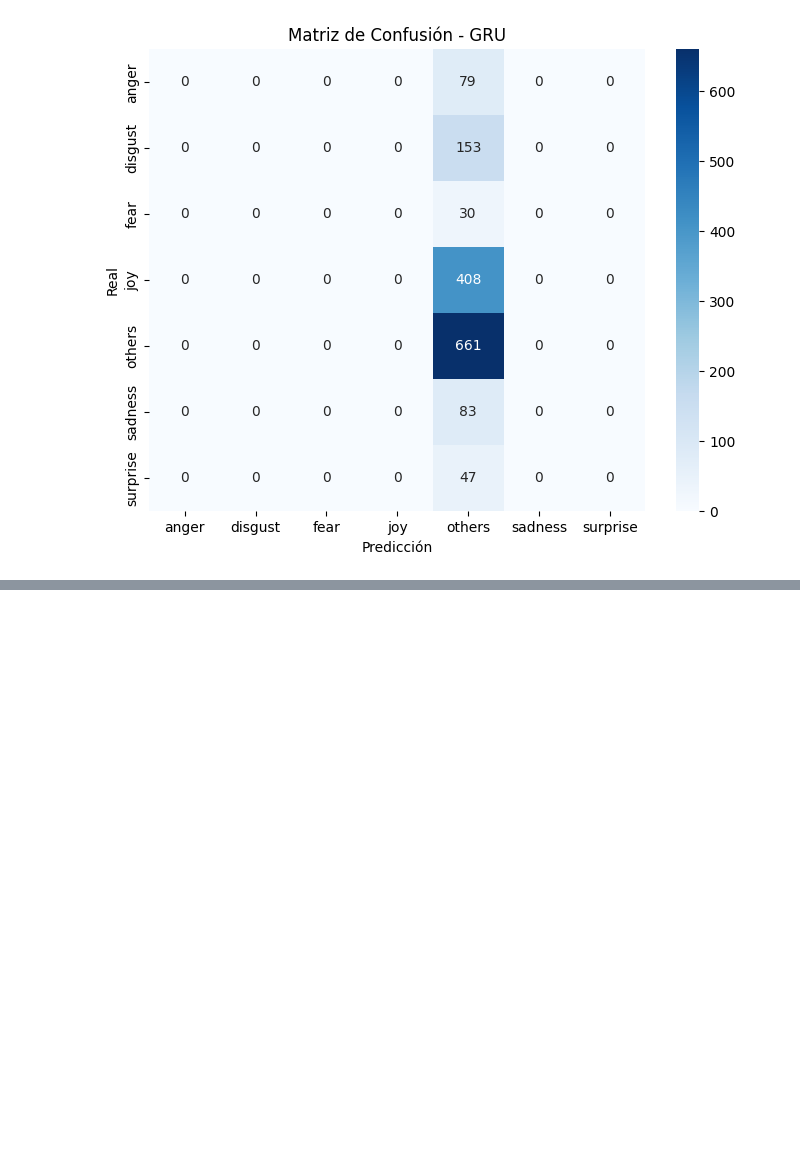
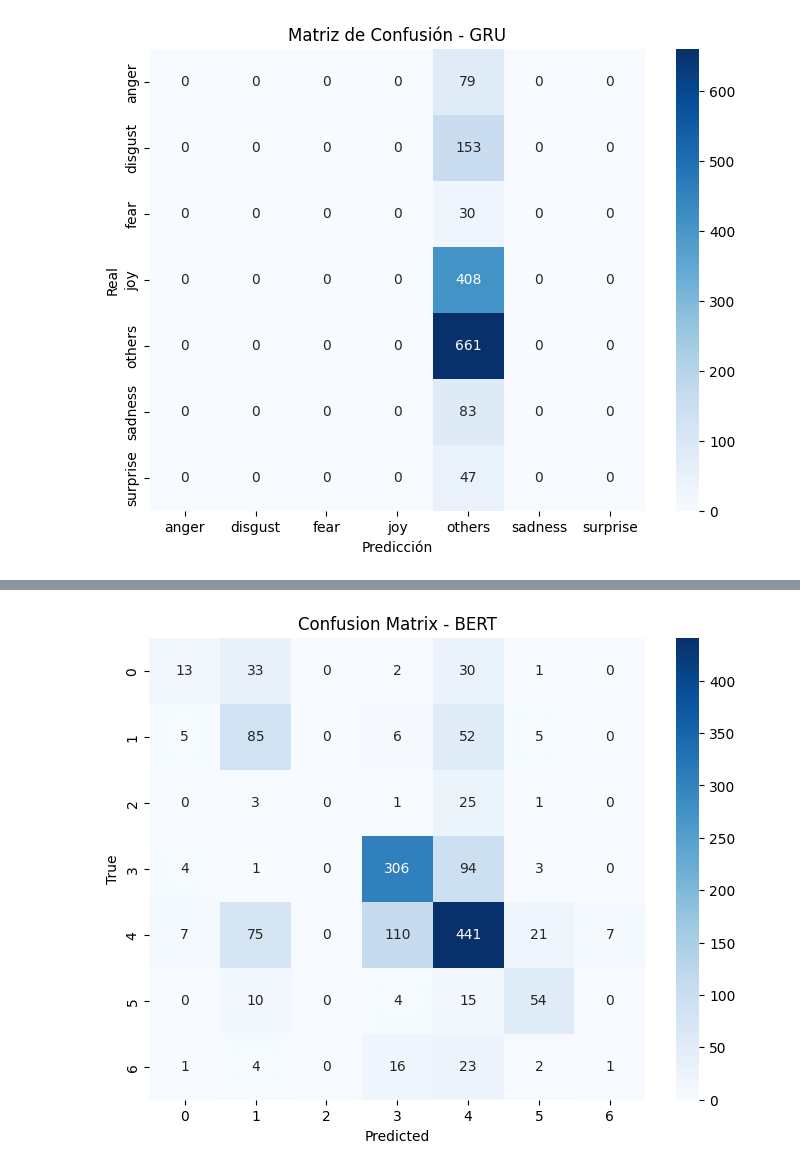
Before and after one commit to Mat11-py/NLP_project, a Jupyter notebook: Final_NLP.ipynb, the cells around one changed output, grey strips where cells are left out. Saved outputs shown, nothing was run; the diff lists cells and outputs as text; code cells hidden in the pictures; blank space fills up the shorter version.

```diff
--- a/Final_NLP.ipynb
+++ b/Final_NLP.ipynb
@@ -435,0 +596,28 @@ plt.show()
+# %%
+training_args = TrainingArguments(
+    output_dir="./bert-emotion",         # carpeta de salida
+    evaluation_strategy="epoch",         # evalúa al final de cada época
+    save_strategy="epoch",
+    learning_rate=2e-5,
+    per_device_train_batch_size=16,
+    per_device_eval_batch_size=16,
+    num_train_epochs=3,
+    weight_decay=0.01,
+    load_best_model_at_end=True,
+    metric_for_best_model="f1",
+    logging_dir='./logs',
+    logging_steps=10,
+    report_to="none",
+)
+# %%
+trainer = Trainer(
+    model=model,
+    args=training_args,
+    train_dataset=tokenized_dataset["train"],
+    eval_dataset=tokenized_dataset["test"],
+    tokenizer=tokenizer,
+    compute_metrics=compute_metrics
+)
+
+# Entrenar
+trainer.train()
@@ -435,0 +631,5 @@ plt.show()
+# %%
+# Predicciones
+predictions = trainer.predict(tokenized_dataset["test"])
+y_pred = np.argmax(predictions.predictions, axis=1)
+y_true = predictions.label_ids
@@ -435,0 +655,13 @@ plt.show()
+# %%
+# Matriz de confusión
+cm = confusion_matrix(y_true, y_pred)
+plt.figure(figsize=(8,6))
+sns.heatmap(cm, annot=True, fmt="d", cmap="Blues",
+            xticklabels=tokenized_dataset['train'].features['labels'].names,
+            yticklabels=tokenized_dataset['train'].features['labels'].names)
+plt.xlabel("Predicted")
+plt.ylabel("True")
+plt.title("Confusion Matrix - BERT")
+plt.show()
+# %% [output]
+[figure, added]
```
Also changed, not shown: parts of 28 cells of this notebook.
